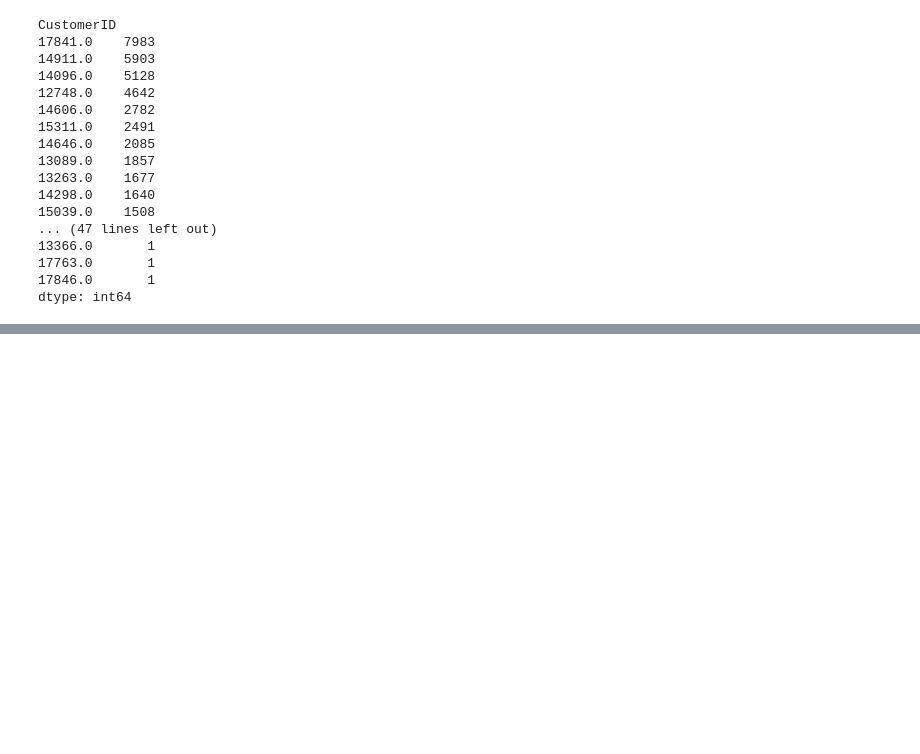
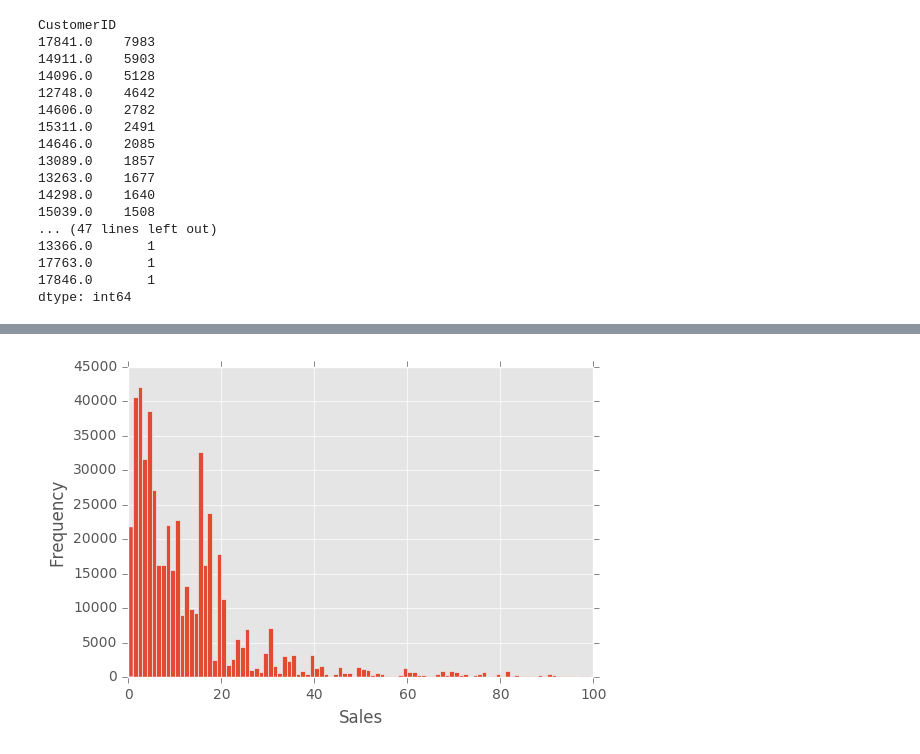
Before and after one commit to Fujiki-Nakamura/OnlineRetailAnalysis, a Jupyter notebook: EDA/customers.ipynb, the cells around one changed output, grey strips where cells are left out. Cells and saved outputs as stored; diff of their text form; code cells hidden in the pictures; blank space fills up the shorter version.

```diff
--- a/EDA/customers.ipynb
+++ b/EDA/customers.ipynb
@@ -59,0 +206,11 @@ dtype: int64
+# %%
+# Sales の histogram
+# NOTE:
+# 売上の多くは 20ポンド以下である。
+
+bins = np.arange(0, 100, 1)
+df_sales['Sales'].plot(kind='hist', bins=bins)
+plt.xlabel('Sales')
+plt.show()
+# %% [output]
+[figure, added]
```
Also changed, not shown: parts of 36 cells of this notebook, 3 other files.
